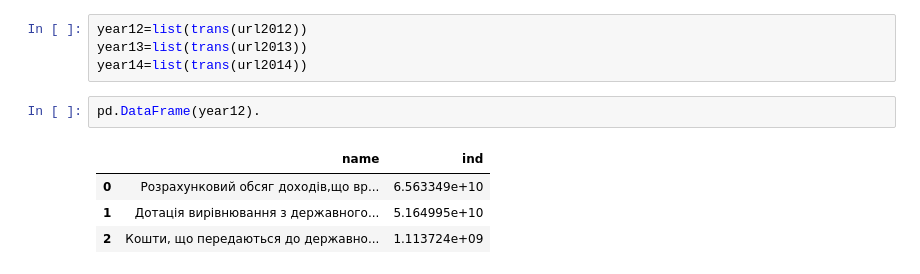
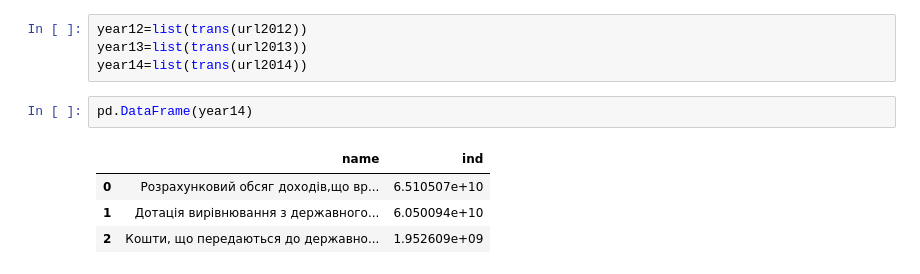
Before and after one commit to lukas1326/UkrViewPresentation, a Jupyter notebook: jupyter/transferty-Copy1.ipynb, the cells around one changed output. Drawn from its saved outputs; the diff is of its cells as text.

```diff
--- a/jupyter/transferty-Copy1.ipynb
+++ b/jupyter/transferty-Copy1.ipynb
@@ -26,9 +26,9 @@ year12=list(trans(url2012))
 year13=list(trans(url2013))
 year14=list(trans(url2014))
 # %%
-pd.DataFrame(year12).
+pd.DataFrame(year14)
 # %% [output]
 |  | name | ind |
-| 0 | Розрахунковий обсяг доходів,що вр... | 6.563349e+10 |
-| 1 | Дотація вирівнювання з державного... | 5.164995e+10 |
-| 2 | Кошти, що передаються до державно... | 1.113724e+09 |
+| 0 | Розрахунковий обсяг доходів,що вр... | 6.510507e+10 |
+| 1 | Дотація вирівнювання з державного... | 6.050094e+10 |
+| 2 | Кошти, що передаються до державно... | 1.952609e+09 |
```
Also changed, not shown: 7 other files.
